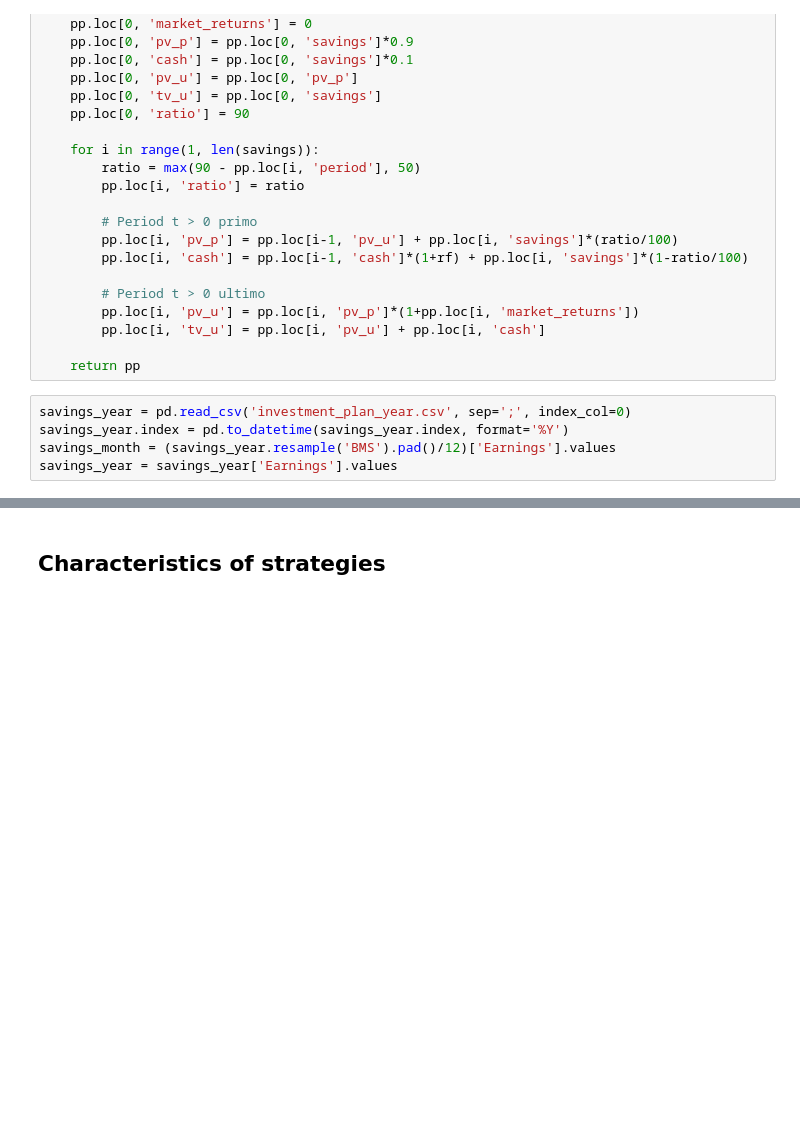
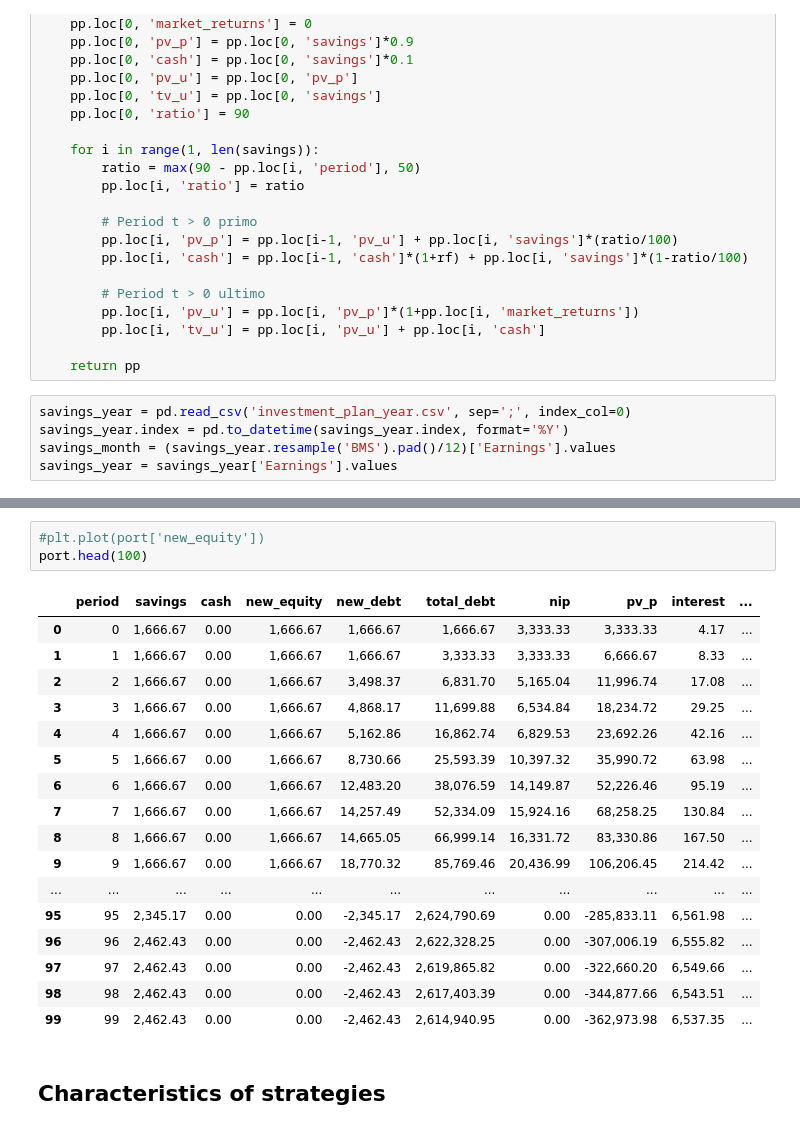
Before and after one commit to neriksen/applied_finance, a Jupyter notebook: portfolio_return.ipynb, the cells around one changed output, grey strips where cells are left out. Cells and saved outputs as stored; diff of their text form; blank space fills up the shorter version.

```diff
--- a/portfolio_return.ipynb
+++ b/portfolio_return.ipynb
@@ -260,3 +251,24 @@ ax.legend(vars_to_plot, loc = 'upper left', frameon=False)
+# %%
+#plt.plot(port['new_equity'])
+port.head(100)
+# %% [output]
+|  | period | savings | cash | new_equity | new_debt | total_debt | nip | pv_p | interest | ... |
+| 0 | 0 | 1,666.67 | 0.00 | 1,666.67 | 1,666.67 | 1,666.67 | 3,333.33 | 3,333.33 | 4.17 | ... |
+| 1 | 1 | 1,666.67 | 0.00 | 1,666.67 | 1,666.67 | 3,333.33 | 3,333.33 | 6,666.67 | 8.33 | ... |
+| 2 | 2 | 1,666.67 | 0.00 | 1,666.67 | 3,498.37 | 6,831.70 | 5,165.04 | 11,996.74 | 17.08 | ... |
+| 3 | 3 | 1,666.67 | 0.00 | 1,666.67 | 4,868.17 | 11,699.88 | 6,534.84 | 18,234.72 | 29.25 | ... |
+| 4 | 4 | 1,666.67 | 0.00 | 1,666.67 | 5,162.86 | 16,862.74 | 6,829.53 | 23,692.26 | 42.16 | ... |
+| 5 | 5 | 1,666.67 | 0.00 | 1,666.67 | 8,730.66 | 25,593.39 | 10,397.32 | 35,990.72 | 63.98 | ... |
+| 6 | 6 | 1,666.67 | 0.00 | 1,666.67 | 12,483.20 | 38,076.59 | 14,149.87 | 52,226.46 | 95.19 | ... |
+| 7 | 7 | 1,666.67 | 0.00 | 1,666.67 | 14,257.49 | 52,334.09 | 15,924.16 | 68,258.25 | 130.84 | ... |
+| 8 | 8 | 1,666.67 | 0.00 | 1,666.67 | 14,665.05 | 66,999.14 | 16,331.72 | 83,330.86 | 167.50 | ... |
+| 9 | 9 | 1,666.67 | 0.00 | 1,666.67 | 18,770.32 | 85,769.46 | 20,436.99 | 106,206.45 | 214.42 | ... |
+| ... | ... | ... | ... | ... | ... | ... | ... | ... | ... | ... |
+| 95 | 95 | 2,345.17 | 0.00 | 0.00 | -2,345.17 | 2,624,790.69 | 0.00 | -285,833.11 | 6,561.98 | ... |
+| 96 | 96 | 2,462.43 | 0.00 | 0.00 | -2,462.43 | 2,622,328.25 | 0.00 | -307,006.19 | 6,555.82 | ... |
+| 97 | 97 | 2,462.43 | 0.00 | 0.00 | -2,462.43 | 2,619,865.82 | 0.00 | -322,660.20 | 6,549.66 | ... |
+| 98 | 98 | 2,462.43 | 0.00 | 0.00 | -2,462.43 | 2,617,403.39 | 0.00 | -344,877.66 | 6,543.51 | ... |
+| 99 | 99 | 2,462.43 | 0.00 | 0.00 | -2,462.43 | 2,614,940.95 | 0.00 | -362,973.98 | 6,537.35 | ... |
 # %% [markdown]
 ## Characteristics of strategies
 # %%
```
Also changed, not shown: parts of 6 cells of this notebook, 2 other files.
